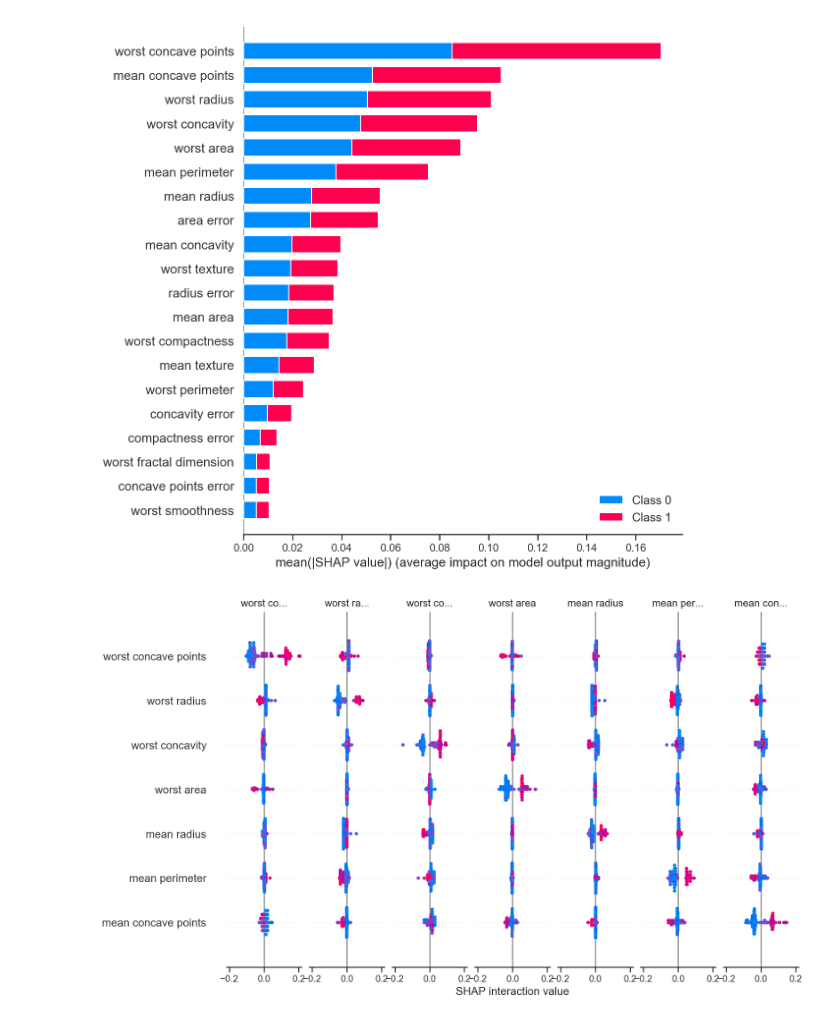
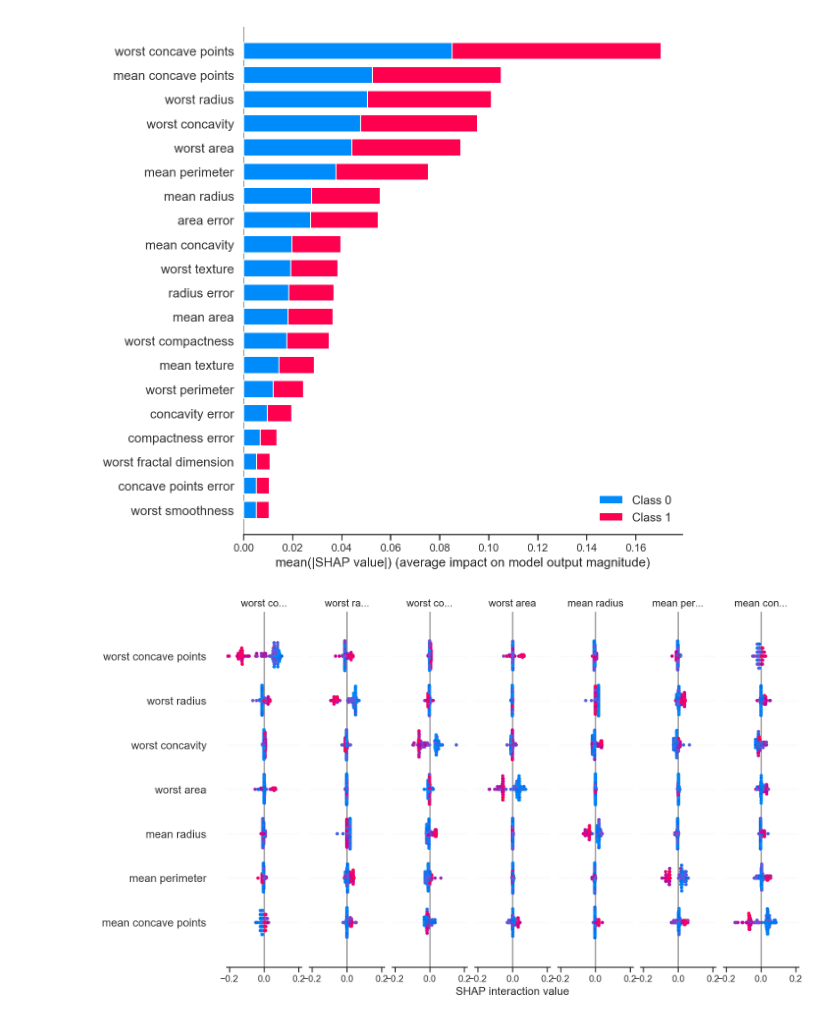
Before and after one commit to thampiman/interpretability, a Jupyter notebook: SHAP_TreeEnsembles.ipynb, the cells around one changed output. Saved outputs shown, nothing was run; the diff lists cells and outputs as text; code cells hidden in the pictures.

Commit message:
Plot shap values for malignant predictions

```diff
--- a/SHAP_TreeEnsembles.ipynb
+++ b/SHAP_TreeEnsembles.ipynb
@@ -121,9 +127,9 @@ shap.summary_plot(shap_values, X_test)
 # %%
 shap_interaction_values = shap.TreeExplainer(best_model).shap_interaction_values(X_test)
 # %%
-shap.summary_plot(shap_interaction_values[0], X_test)
+shap.summary_plot(shap_interaction_values[1], X_test)
 # %% [output]
-[figure, old version]
+[figure, new version]
 # %%
 shap.dependence_plot(
     ("worst concave points", "mean concave points"),
```
Also changed, not shown: parts of 4 cells of this notebook.
